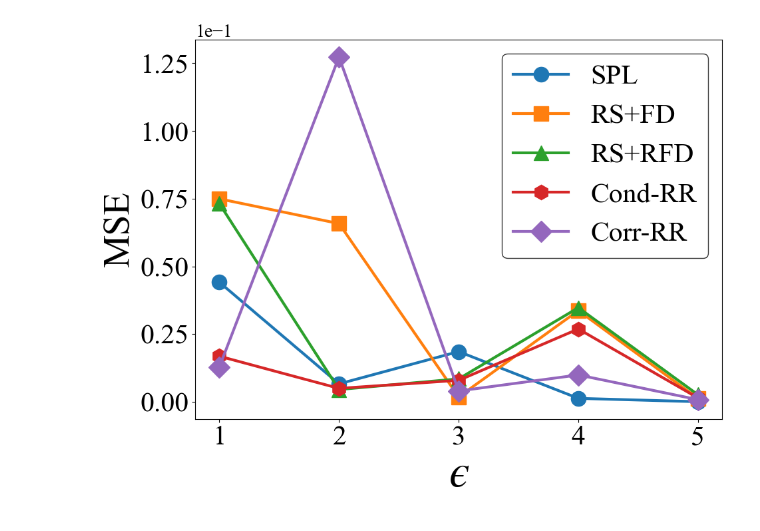
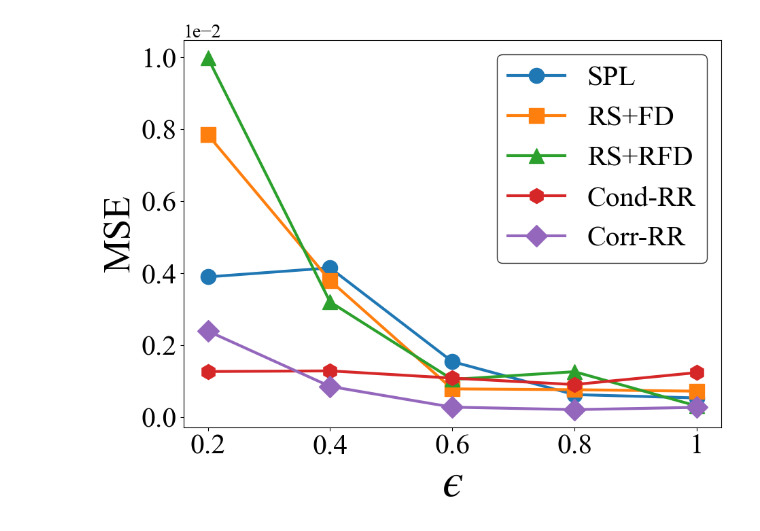
Before and after one commit to shafizurRseeam/pet_today, a Jupyter notebook: comparisions.ipynb, the cells around one changed output. Drawn from its saved outputs; the diff is of its cells as text; code cells hidden in the pictures.

```diff
--- a/comparisions.ipynb
+++ b/comparisions.ipynb
@@ -5,6 +5,7 @@ import matplotlib.pyplot as plt
 
 import matplotlib as mpl
 import math
+import os
 
 # --- set global font to Times New Roman ---
 mpl.rc('font', family='serif', serif=['Times New Roman'])
@@ -25,7 +26,6 @@ mpl.rcParams['mathtext.fontset'] = 'cm'  # Computer Modern
 mpl.rcParams['font.family'] = 'serif'   # LaTeX-style serif fonts
 mpl.rcParams['font.size'] = 30
 
-
 from data_utils import correlated_data_generator, get_true_frequencies
 from metrics import compute_mse
 
@@ -34,13 +34,13 @@ from spl import random_split_perturb, random_split_estimate
 from rs_fd import rs_fd_perturb, rs_fd_estimate
 from rs_rfd import rs_rfd_perturb, rs_rfd_estimate
 
-# Corr-RR pieces
+# Corr-RR pieces (use your minimal API; no build_p_y_table import)
 from corr_rr import (
     corr_rr_phase1_spl,
-    build_p_y_table,
     corr_rr_phase2_perturb,
     corr_rr_estimate,
     combine_phase_estimates,   # reused for RS+RFD two-phase combine too
+    optimal_p_y,               # we'll build p_y table locally
 )
 
 # Cond-RR (binary, d=2) — use the combined estimator
@@ -59,6 +59,17 @@ def _normalize_dist(d):
     else:
         vals = vals / s
     return {k: vals[i] for i, k in enumerate(d.keys())}
+
+# ---- local helper to build p_y table using your optimal_p_y ----
+def _build_p_y_table(est_I, epsilon, n2, domain, cols):
+    """
+    Build p_y[(a->b)] for all ordered pairs using your minimal optimal_p_y().
+    `domain` should be the shared domain list (e.g., [0,1]).
+    """
+    return {
+        (a, b): optimal_p_y(est_I[a], est_I[b], epsilon, n2, domain)
+        for a in cols for b in cols if a != b
+    }
 
 # ---------------- run once ----------------
 def run_all_once(
@@ -90,11 +101,11 @@ def run_all_once(
     out["RS+FD"] = np.mean([compute_mse(true_freqs[c], est_rsfd[c]) for c in cols])
 
     # --- RS+RFD (TWO-PHASE) ---
-    est_I_rsrfd, df_B_rsrfd, doms_stable_rsrfd = corr_rr_phase1_spl(
-        df, epsilon, frac=frac_phase1_rsrfd
-    )
+    # Your corr_rr_phase1_spl returns (est_I, df_B) only — build domains map locally
+    est_I_rsrfd, df_B_rsrfd = corr_rr_phase1_spl(df, epsilon, frac=frac_phase1_rsrfd)
     n1_rsrfd = len(df) - len(df_B_rsrfd)
     n2_rsrfd = len(df_B_rsrfd)
+    doms_stable_rsrfd = {c: sorted(df[c].unique().tolist()) for c in df.columns}
 
     priors_2p = {col: _normalize_dist(est_I_rsrfd[col]) for col in est_I_rsrfd}
 
@@ -110,35 +121,45 @@ def run_all_once(
         df2 = df[cols[:2]]
         reports_cond, pub_cond = condrr_perturb_binary(df2, epsilon, frac=frac_phase1_condrr)
         est_cond_combined = condrr_estimate_binary_combined(reports_cond, df2, epsilon, pub_cond)
-        out["Cond-RR"] = np.mean([compute_mse(get_true_frequencies(df2, cols[:2])[c], est_cond_combined[c])
-                                  for c in cols[:2]])
+        out["Cond-RR"] = np.mean([
+            compute_mse(get_true_frequencies(df2, cols[:2])[c], est_cond_combined[c])
+            for c in cols[:2]
+        ])
 
-    # --- Corr-RR (optional) ---
+    # --- Corr-RR (optional, using your minimal API) ---
     if use_corr_rr:
-        est_I, df_B, doms_stable = corr_rr_phase1_spl(df, epsilon, frac=frac_phase1_corr)
+        # Phase I
+        est_I, df_B = corr_rr_phase1_spl(df, epsilon, frac=frac_phase1_corr)
         n1 = len(df) - len(df_B)
         n2 = len(df_B)
 
-        common_domain = doms_stable[cols[0]]
-        p_y_table = build_p_y_table(est_I, epsilon, n2, common_domain)
+        # Domains map from the ORIGINAL df (keeps ordering stable)
+        doms_stable = {c: sorted(df[c].unique().tolist()) for c in cols}
+        common_domain = doms_stable[cols[0]]  # assumes common domain ([0,1] in your generator)
 
-        pert_corr = corr_rr_phase2_perturb(df_B, epsilon, doms_stable, p_y_table)
-        est_II = corr_rr_estimate(pert_corr, doms_stable, epsilon, p_y_table)
+        # Build p_y table locally
+        p_y_table = _build_p_y_table(est_I, epsilon, n2, common_domain, cols)
 
+        # Phase II generation (signature expects f_hat_phase1; pass est_I even if unused)
+        pert_corr = corr_rr_phase2_perturb(df_B, epsilon, est_I, doms_stable, p_y_table)
+
+        # Estimation: minimal signature (no p_y_table)
+        est_II = corr_rr_estimate(pert_corr, doms_stable, epsilon)
+
+        # Combine
         combined_est = combine_phase_estimates(est_I, est_II, n1, n2)
         out["Corr-RR"] = np.mean([compute_mse(true_freqs[c], combined_est[c]) for c in cols])
 
     return out
 
-import os
 
 def sweep_all(
     n=10000,
     epsilons=(0.2, 0.4, 0.6, 0.8, 1.0),
     R=50,
     corr=0.9,
-    plot_dir=None,               # NEW: directory to save the PDF
-    csv_dir=None,                # NEW: directory to save the CSV
+    plot_dir=None,               # directory to save the PDF
+    csv_dir=None,                # directory to save the CSV
     seed=None,
     use_corr_rr=True,
     frac_phase1_corr=0.1,
@@ -213,41 +234,41 @@ def sweep_all(
     # choose a single frac for naming: if equal, use that; else fall back to rsrfd fraction
     fracs = {frac_phase1_corr, frac_phase1_rsrfd, frac_phase1_condrr}
     if len(fracs) == 1:
         frac_for_name = fracs.pop()
     else:
         frac_for_name = frac_phase1_rsrfd
 
     base = f"mseVSepsilon_{attr_count}attribute_{domain_size}domain_n_{n}_frac_{_fmt(frac_for_name)}_corr_{_fmt(corr)}"
 
     # Save PDF plot
     if plot_dir:
         os.makedirs(plot_dir, exist_ok=True)
         pdf_path = os.path.join(plot_dir, base + ".pdf")
         plt.savefig(pdf_path, format="pdf")
 
     plt.show()
 
     # Save CSV of averaged means
     if csv_dir:
         os.makedirs(csv_dir, exist_ok=True)
-        import pandas as pd
         df_out = pd.DataFrame({"epsilon": list(epsilons)})
         for k in keys:
             df_out[k] = means[k]
         csv_path = os.path.join(csv_dir, base + ".csv")
         df_out.to_csv(csv_path, index=False)
 
     return means
 
 
-eps = [1, 2, 3, 4, 5]
-means = sweep_all(
-    n=40, epsilons=eps, R=1, corr=0.9,
-    seed=40, use_corr_rr=True,
-    frac_phase1_corr=0.2, frac_phase1_rsrfd=0.2, frac_phase1_condrr=0.2,
-    plot_dir=r"C:\Users\ss6365\Desktop\pets_plots",          # your directory for PDFs
-    csv_dir=r"C:\Users\ss6365\Desktop\pets_plots\data"       # your directory for CSVs
-)
+if __name__ == "__main__":
+    eps = [0.2, 0.4, 0.6, 0.8, 1]
+    means = sweep_all(
+        n=10000, epsilons=eps, R=5, corr=0.2,
+        seed=42, use_corr_rr=True,
+        frac_phase1_corr=0.2, frac_phase1_rsrfd=0.2, frac_phase1_condrr=0.2,
+        # plot_dir="C:/Users/ss6365/Desktop/pets_plots",          # your directory for PDFs
+        # csv_dir="C:/Users/ss6365/Desktop/pets_plots/data"       # your directory for CSVs
+    )
 # %% [output]
-[figure, old version]
+[figure, new version]
 # %%
```
Also changed, not shown: parts of 1 cell of this notebook, 1 other file.
